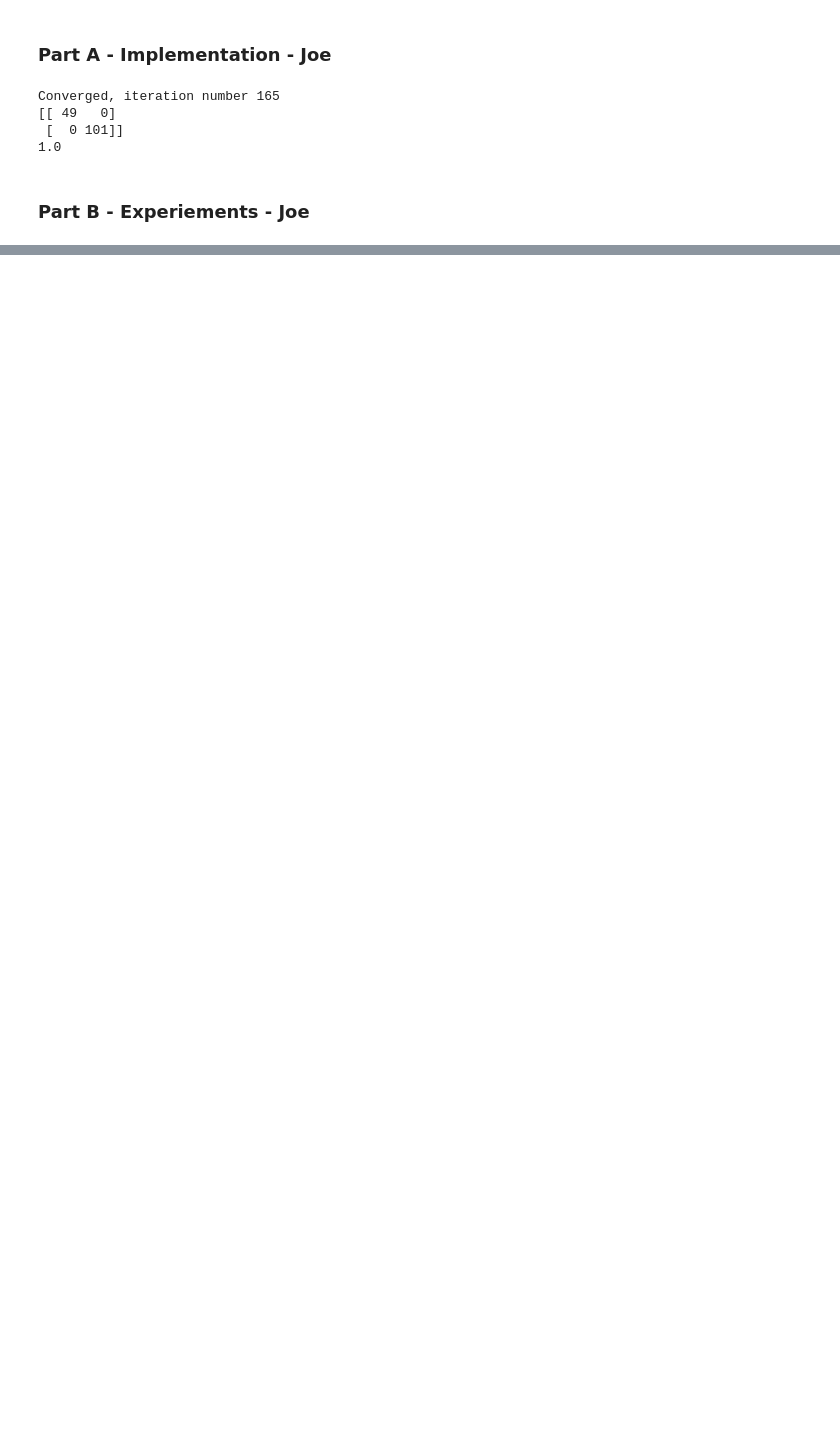
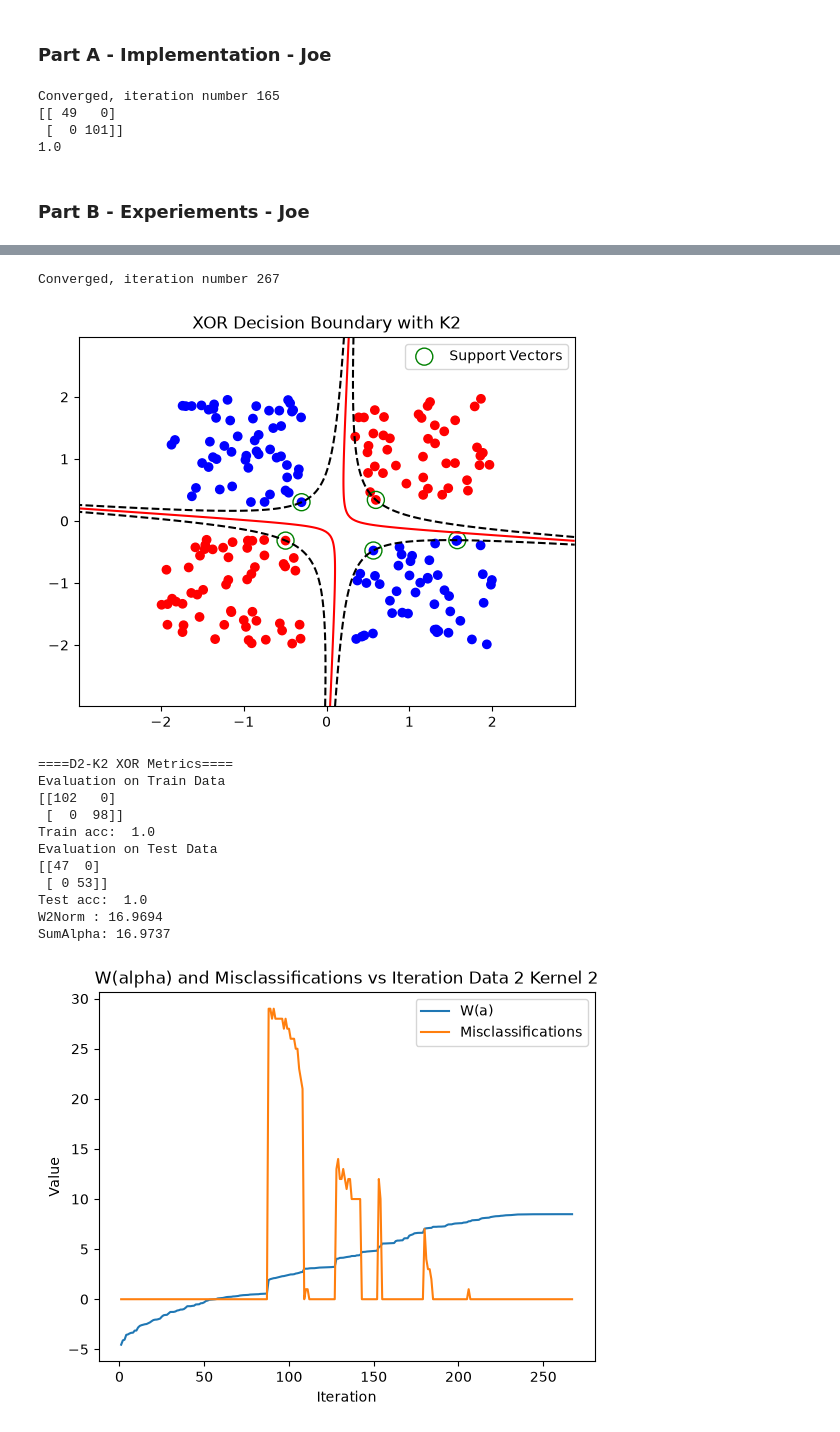
Before and after one commit to JosephAFerguson/CS6037_MachineLearning, a Jupyter notebook: Assignment5/code.ipynb, the cells around one changed output, grey strips where cells are left out. Cells and saved outputs as stored; diff of their text form; code cells hidden in the pictures; blank space fills up the shorter version.

```diff
--- a/Assignment5/code.ipynb
+++ b/Assignment5/code.ipynb
@@ -429,0 +507,65 @@ SumAlpha: 0.0424
+# %%
+### Data set 2 - Kernel 2 - XOR - Joe
+trainDF = pd.read_csv("SMO_data/xor_train.csv")
+testDF = pd.read_csv("SMO_data/xor_test.csv")
+
+# split into train and test
+Xtr = trainDF[["x1","x2"]].values
+Xte = testDF[["x1","x2"]].values
+
+# train smo on iris data - kernel 1
+alpha, bias, d2k2monitor = smo(
+    Xtr, trainDF["y"].values,
+    kernel=K2, eps=EPS, tau=TAU,
+    T=MAX_ITER, seed=RANDOM_SEED
+)
+
+# grab train and test predictions
+K2_train = (Xtr @ Xtr.T+1)**2
+K2_test = (Xte @ Xtr.T+1)**2
+
+K2_vals = evalSMO(K2_train, trainDF["y"].values, alpha, bias)
+K2_ytr_preds = np.sign(K2_vals)
+
+K2_vals = evalSMO(K2_test, trainDF["y"].values, alpha, bias)
+K2_yte_preds = np.sign(K2_vals)
+
+# 1- plot decision boundary
+plotSMO(Xtr,trainDF["y"].values,K2,alpha,bias, "XOR Decision Boundary with K2", EPS=EPS)
+
+# 2 - Output confusion matrix and acc
+print("====D2-K2 XOR Metrics====")
+print("Evaluation on Train Data")
+print(confusion_matrix(trainDF["y"].values, K2_ytr_preds))
+print("Train acc: ",accuracy_score(trainDF["y"].values, K2_ytr_preds))
+
+print("Evaluation on Test Data")
+print(confusion_matrix(testDF["y"].values, K2_yte_preds))
+print("Test acc: ",accuracy_score(testDF["y"].values, K2_yte_preds))
+d2k2monitor["testAcc"] = accuracy_score(trainDF["y"].values, K2_ytr_preds)
+
+
+# 3 - check ||w||2 norm agrees with sum alpha
+w2Norm = np.sum((alpha * trainDF["y"].values) @ K2_train @ (alpha * trainDF["y"].values))
+sumAlpha = np.sum(alpha)
+print("W2Norm : {:.4f}".format(w2Norm))
+print("SumAlpha: {:.4f}".format(sumAlpha))
+
+# 4 - plot w(a) and the number of miscs vs iterations
+plotW_Misc_vIteration(d2k2monitor["wObjectives"], d2k2monitor["numMiscs"], d2k2monitor["iters"]
+                      ,"W(alpha) and Misclassifications vs Iteration Data 2 Kernel 2")
+# %% [output]
+Converged, iteration number 267
+[figure, added]
+====D2-K2 XOR Metrics====
+Evaluation on Train Data
+[[102   0]
+ [  0  98]]
+Train acc:  1.0
+Evaluation on Test Data
+[[47  0]
+ [ 0 53]]
+Test acc:  1.0
+W2Norm : 16.9694
+SumAlpha: 16.9737
+[figure, added]
```
Also changed, not shown: parts of 10 cells of this notebook, 27 other files.
